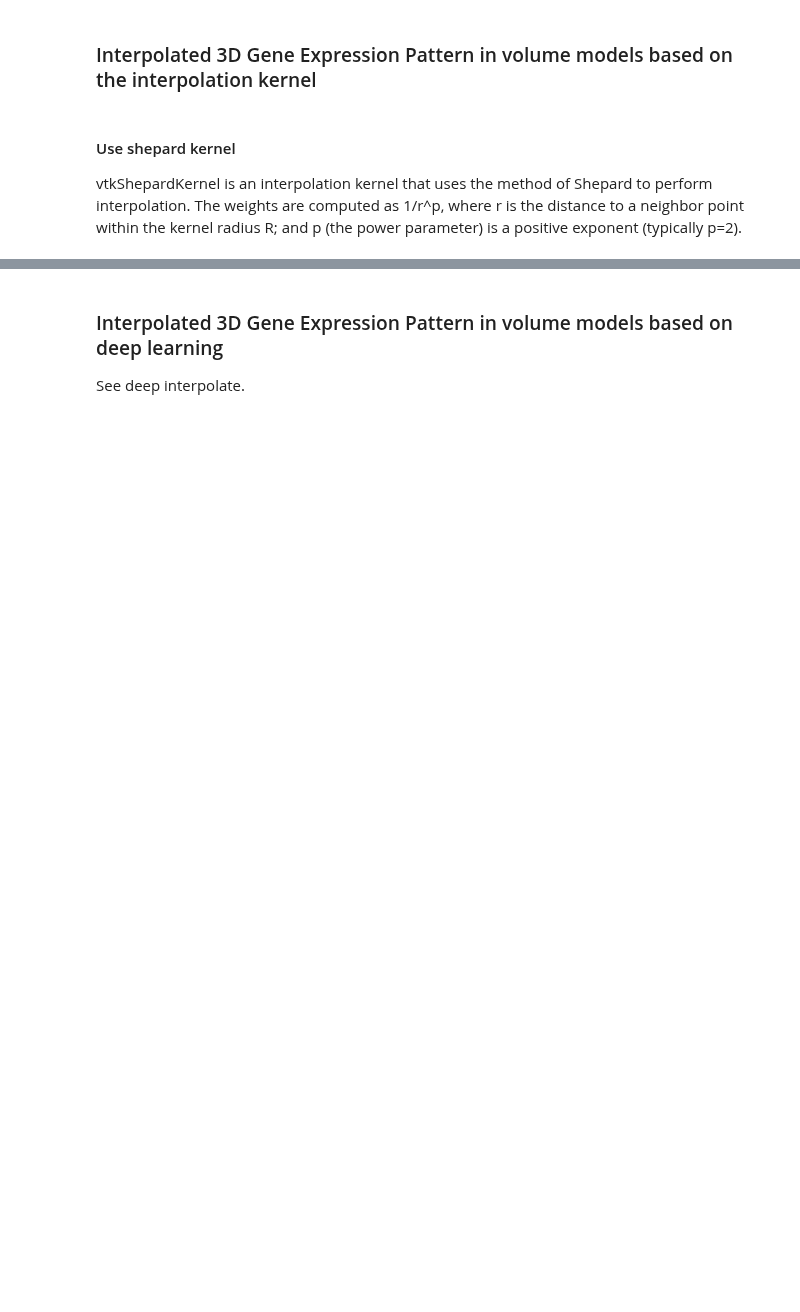
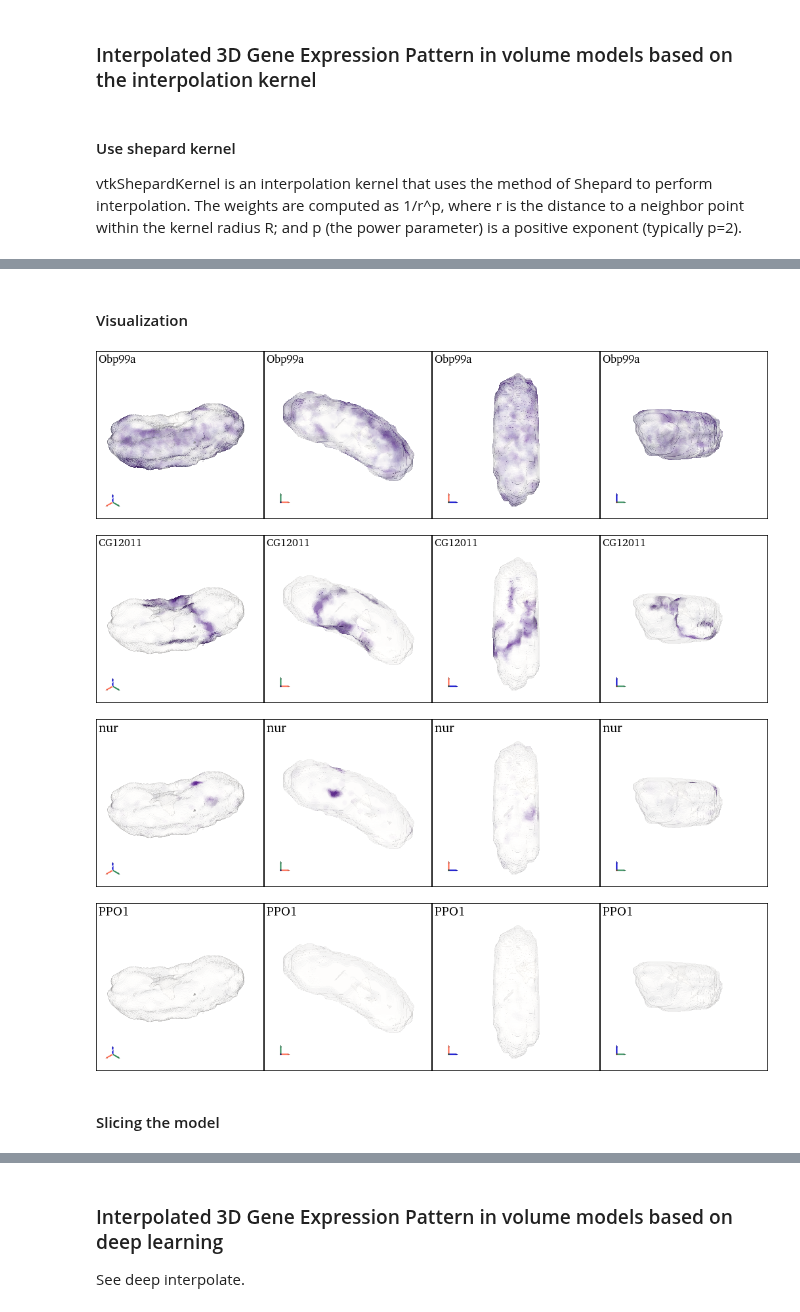
Before and after one commit to aristoteleo/spateo-notebooks, a Jupyter notebook: three_dims_reconstruction/6_gene_expression_pattern_in_3D.ipynb, the cells around one changed output, grey strips where cells are left out. Saved outputs shown, nothing was run; the diff lists cells and outputs as text; code cells hidden in the pictures; blank space fills up the shorter version.

```diff
--- a/three_dims_reconstruction/6_gene_expression_pattern_in_3D.ipynb
+++ b/three_dims_reconstruction/6_gene_expression_pattern_in_3D.ipynb
@@ -117,37 +78,3 @@ for marker_gene in marker_genes:
 
 vtkShepardKernel is an interpolation kernel that uses the method of Shepard to perform interpolation. The weights are computed as 1/r^p, where r is the distance to
 a neighbor point within the kernel radius R; and p (the power parameter) is a positive exponent (typically p=2).
-# %%
-def visualization_slicing(sliceing_models, gene_name, jupyter=False, save_image=None):
-    p = st.pl.create_plotter(jupyter=jupyter, background="white", shape=(1, 4), window_size=(1024, 256))
-    for i, model in enumerate(sliceing_models):
-        p.subplot(0, i)
-        st.pl.add_mesh(plotter=p, mesh=model, key=gene_name)
-        p.add_text(gene_name, color="black", font_size=8, font="times")
-        p.add_axes()
-        p.camera_position = "iso"
-    st.pl.output_plotter(p=p, filename=save_image, jupyter=jupyter)
-
-
-source_pc = pc.copy()
-del source_pc.point_data["obs_index"], source_pc.point_data["groups"]
-interpolated_volume = st.tl.interpolate_mesh(mesh=volume, source=source_pc, N=5, where="point_data", kernel="shepard")
-print(interpolated_volume.point_data)
-
-for marker_gene in ["Obp99a", "HmgD", "CG12011", "CG13159", "PPO1"]:
-    visualization(interpolated_volume, gene_name=marker_gene, jupyter=True, save_image=None)
-    visualization(interpolated_volume, gene_name=marker_gene, jupyter=False,
-                  save_image=os.path.join(save_cellbin_tdr_image_folder, f"{marker_gene}_interpolated_kernel.tiff"))
-
-# slicing
-slices_models = [
-    st.tl.three_d_slice(mesh=interpolated_volume, axis="x", n_slices=10, method="axis"),
-    st.tl.three_d_slice(mesh=interpolated_volume, axis="y", n_slices=10, method="axis"),
-    st.tl.three_d_slice(mesh=interpolated_volume, axis="z", n_slices=10, method="axis"),
-    st.tl.three_d_slice(mesh=interpolated_volume, method="orthogonal"),
-]
-
-for marker_gene in ["Obp99a", "HmgD", "CG12011", "CG13159", "PPO1"]:
-    visualization_slicing(sliceing_models=slices_models, gene_name=marker_gene, jupyter=True)
-    visualization_slicing(sliceing_models=slices_models, gene_name=marker_gene, jupyter=False,
-                          save_image=os.path.join(save_cellbin_tdr_image_folder, f"{marker_gene}_interpolated_kernel_slicing.tiff"))
@@ -181,0 +81,18 @@ Contains arrays :
+# %%
+source_pc = wb_pc.copy()
+del source_pc.point_data["obs_index"], source_pc.point_data["groups"]
+interpolate_voxel = st.tl.tdr.interpolate_model(model=wb_voxel, source=source_pc, N=5, where="point_data", kernel="shepard")
+# %% [markdown]
+#### Visualization
+# %%
+for marker_gene in marker_genes:
+    visualization(interpolate_voxel, gene_name=marker_gene, jupyter=True, save_image=None)
+    visualization(interpolate_voxel, gene_name=marker_gene, jupyter=False,
+                  save_image=os.path.join(save_cellbin_tdr_image_folder, f"{marker_gene}_shepard_kernel.tiff"))
+# %% [output]
+[figure, added]
+[figure, added]
+[figure, added]
+[figure, added]
+# %% [markdown]
+#### Slicing the model
```
Also changed, not shown: parts of 12 cells of this notebook, 1 other file.
